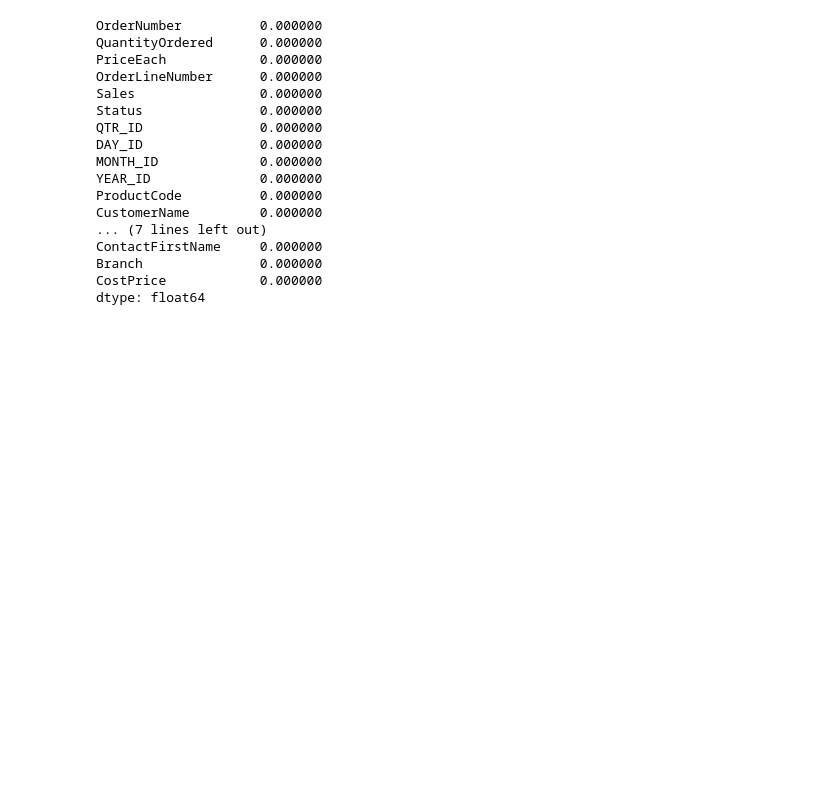
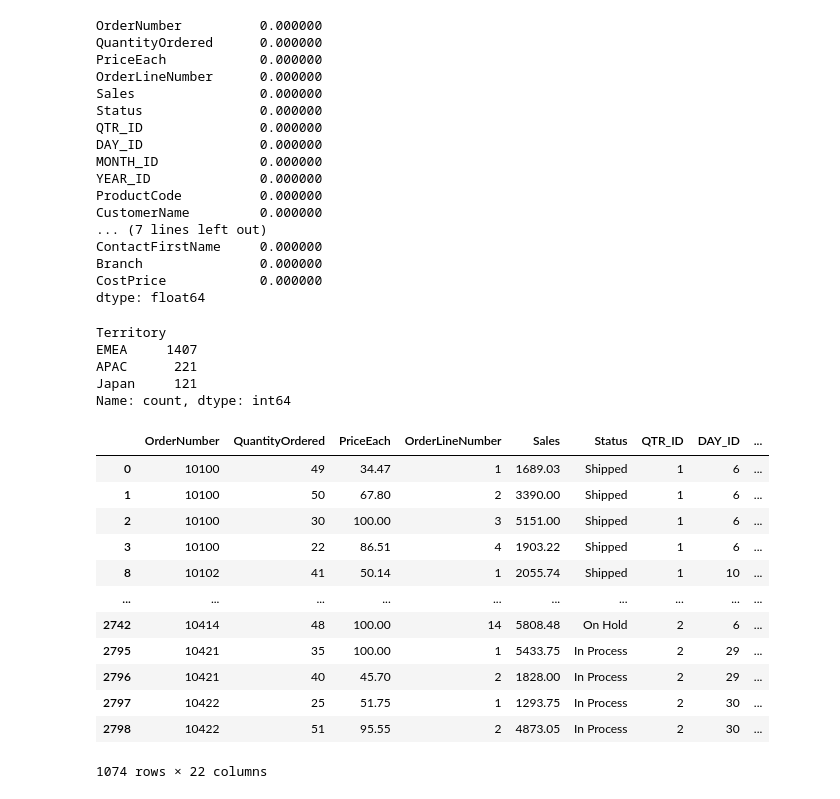
Before and after one commit to OjuokOchi/TOY-SALES-ANALYTICS, a Jupyter notebook: index.ipynb, the cells around one changed output. Drawn from its saved outputs; the diff is of its cells as text; code cells hidden in the pictures; blank space fills up the shorter version.

```diff
--- a/index.ipynb
+++ b/index.ipynb
@@ -91,3 +91,29 @@ ContactFirstName     0.000000
 Branch               0.000000
 CostPrice            0.000000
 dtype: float64
+# %%
+main_data['Territory'].value_counts()
+# %% [output]
+Territory
+EMEA     1407
+APAC      221
+Japan     121
+Name: count, dtype: int64
+# %%
+# rows where territory is missing
+missing_territory = main_data.loc[main_data['Territory'].isnull()]
+missing_territory
+# %% [output]
+|  | OrderNumber | QuantityOrdered | PriceEach | OrderLineNumber | Sales | Status | QTR_ID | DAY_ID | ... |
+| 0 | 10100 | 49 | 34.47 | 1 | 1689.03 | Shipped | 1 | 6 | ... |
+| 1 | 10100 | 50 | 67.80 | 2 | 3390.00 | Shipped | 1 | 6 | ... |
+| 2 | 10100 | 30 | 100.00 | 3 | 5151.00 | Shipped | 1 | 6 | ... |
+| 3 | 10100 | 22 | 86.51 | 4 | 1903.22 | Shipped | 1 | 6 | ... |
+| 8 | 10102 | 41 | 50.14 | 1 | 2055.74 | Shipped | 1 | 10 | ... |
+| ... | ... | ... | ... | ... | ... | ... | ... | ... | ... |
+| 2742 | 10414 | 48 | 100.00 | 14 | 5808.48 | On Hold | 2 | 6 | ... |
+| 2795 | 10421 | 35 | 100.00 | 1 | 5433.75 | In Process | 2 | 29 | ... |
+| 2796 | 10421 | 40 | 45.70 | 2 | 1828.00 | In Process | 2 | 29 | ... |
+| 2797 | 10422 | 25 | 51.75 | 1 | 1293.75 | In Process | 2 | 30 | ... |
+| 2798 | 10422 | 51 | 95.55 | 2 | 4873.05 | In Process | 2 | 30 | ... |
+1074 rows × 22 columns
```
Also changed, not shown: parts of 17 cells of this notebook.
